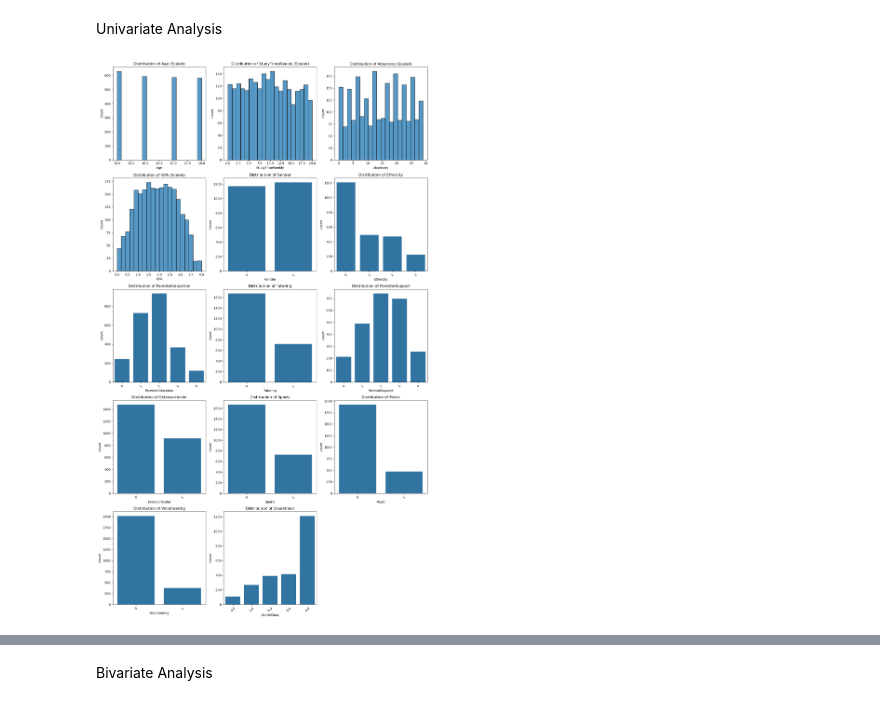
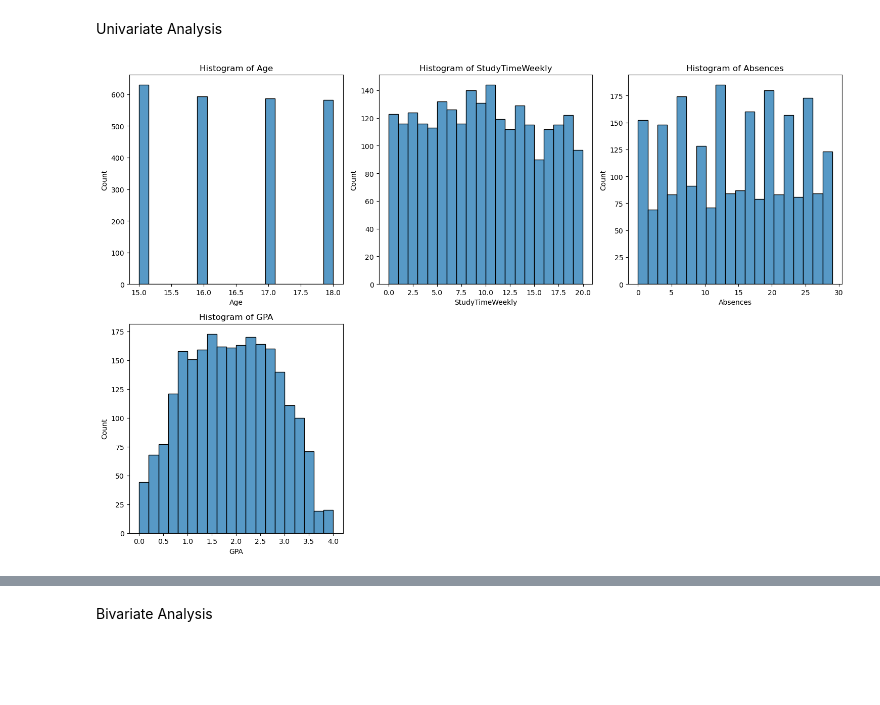
Before and after one commit to TarinaSnyman/TestWebbAppMLG, a Jupyter notebook: Notebook/import.ipynb, the cells around one changed output, grey strips where cells are left out. Cells and saved outputs as stored; diff of their text form; code cells hidden in the pictures; blank space fills up the shorter version.

```diff
--- a/Notebook/import.ipynb
+++ b/Notebook/import.ipynb
@@ -48,30 +77,22 @@ categorical_features = ['Gender', 'Ethnicity', 'ParentalEducation', 'Tutoring',
 # %%
+#numerical
 n_cols = 3
-n_rows = (len(numerical_features) + len(categorical_features) + n_cols - 1) // n_cols
-fig, axes = plt.subplots(n_rows, n_cols, figsize=(15, 5 * n_rows))
+n_rows_num = (len(numerical_features) + n_cols - 1) // n_cols
+fig, axes = plt.subplots(n_rows_num, n_cols, figsize=(15, 5 * n_rows_num))
 axes = axes.flatten()
-plot_idx = 0
-# for loop to display the histograms for the numerical features
-for feature in numerical_features:
-    sns.histplot(df[feature], bins=20, ax=axes[plot_idx])
-    axes[plot_idx].set_title(f'Distribution of {feature} (Scaled)')
-    axes[plot_idx].set_xlabel(feature)
-    axes[plot_idx].set_ylabel('Count')
-    plot_idx += 1
 
-# for loop to display the histograms for the categorical features
-for feature in categorical_features:
-    sns.countplot(x=feature, data=df, ax=axes[plot_idx])
-    axes[plot_idx].set_title(f'Distribution of {feature}')
-    axes[plot_idx].set_xlabel(feature)
-    axes[plot_idx].set_ylabel('Count')
-    axes[plot_idx].tick_params(axis='x', rotation=45)
-    plot_idx += 1
-
-for i in range(plot_idx, len(axes)):
+# histograms for numerical features
+for idx, feature in enumerate(numerical_features):
+    sns.histplot(df[feature], bins=20, ax=axes[idx])
+    axes[idx].set_title(f'Histogram of {feature}')
+    axes[idx].set_xlabel(feature)
+    axes[idx].set_ylabel('Count')
+# removes empty subplots
+for i in range(len(numerical_features), len(axes)):
     fig.delaxes(axes[i])
-
 plt.tight_layout()
+# plt.savefig('numerical_histograms.png', dpi=300, bbox_inches='tight') # saves pic used for report
 plt.show()
+plt.close()
 # %% [output]
-[figure, old version]
+[figure, new version]
```
Also changed, not shown: parts of 14 cells of this notebook, 1 other file.
